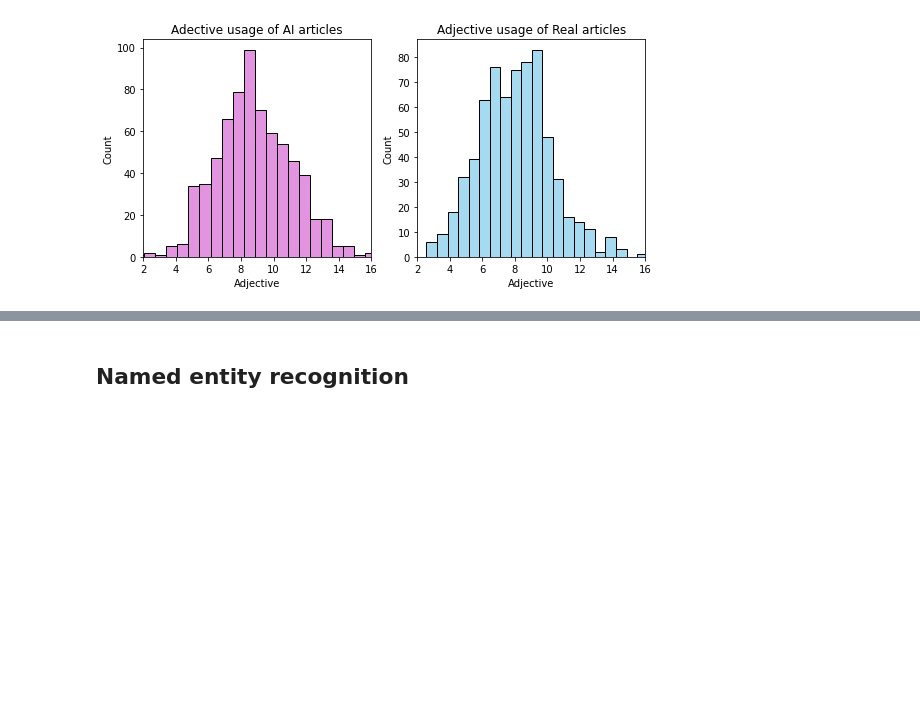
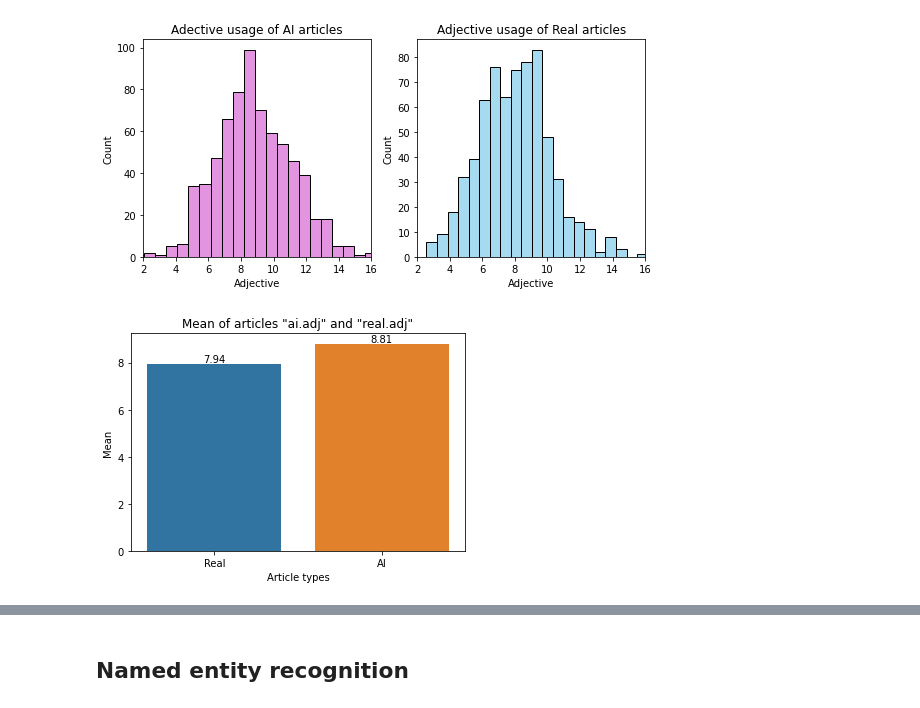
Before and after one commit to MatthewRau99/cs6830-final, a Jupyter notebook: data_vis.ipynb, the cells around one changed output, grey strips where cells are left out. Saved outputs shown, nothing was run; the diff lists cells and outputs as text; code cells hidden in the pictures; blank space fills up the shorter version.

```diff
--- a/data_vis.ipynb
+++ b/data_vis.ipynb
@@ -399,6 +416,22 @@ sns.histplot(real, x='Adjective', color="skyblue", ax=axes[1]).set(title='Adject
 # %% [output]
 [Text(0.5, 1.0, 'Adjective usage of Real articles')]
 [figure]
+# %%
+adj_mean_ai=ai['Adjective'].mean()
+adj_mean_real=real['Adjective'].mean()
+# Create a barplot
+ax=sns.barplot(x=['Real', 'AI'], y=[adj_mean_real, adj_mean_ai])
+# Set labels and title
+plt.xlabel('Article types')
+plt.ylabel('Mean')
+plt.title('Mean of articles "ai.adj" and "real.adj"')
+# Add labels to the top of the bars
+for i, v in enumerate([adj_mean_real,adj_mean_ai]):
+    ax.text(i, v, str(round(v, 2)), ha='center', va='bottom')
+# Show the plot
+plt.show()
+# %% [output]
+[figure, added]
 # %%
 print(f'Noun t-test: {stats.ttest_ind(ai.Noun, real.Noun)}')
 print(f'Verb t-test: {stats.ttest_ind(ai.Verb, real.Verb)}')
```
Also changed, not shown: parts of 13 cells of this notebook.
